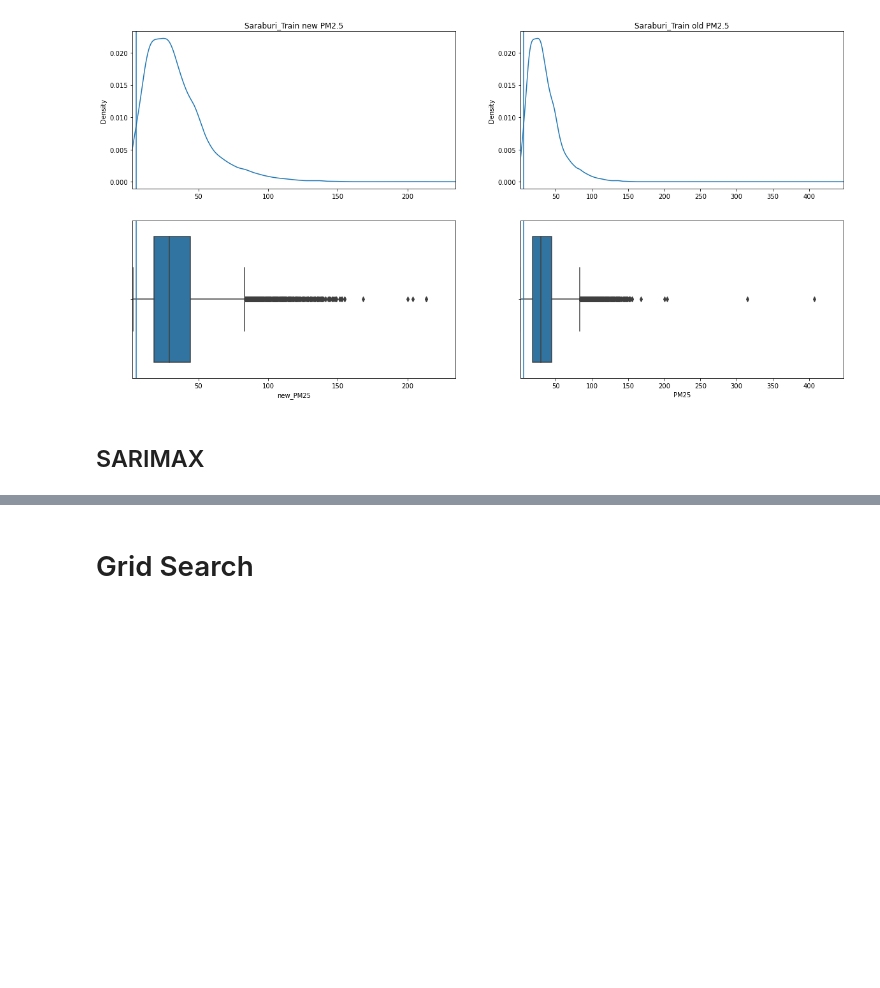
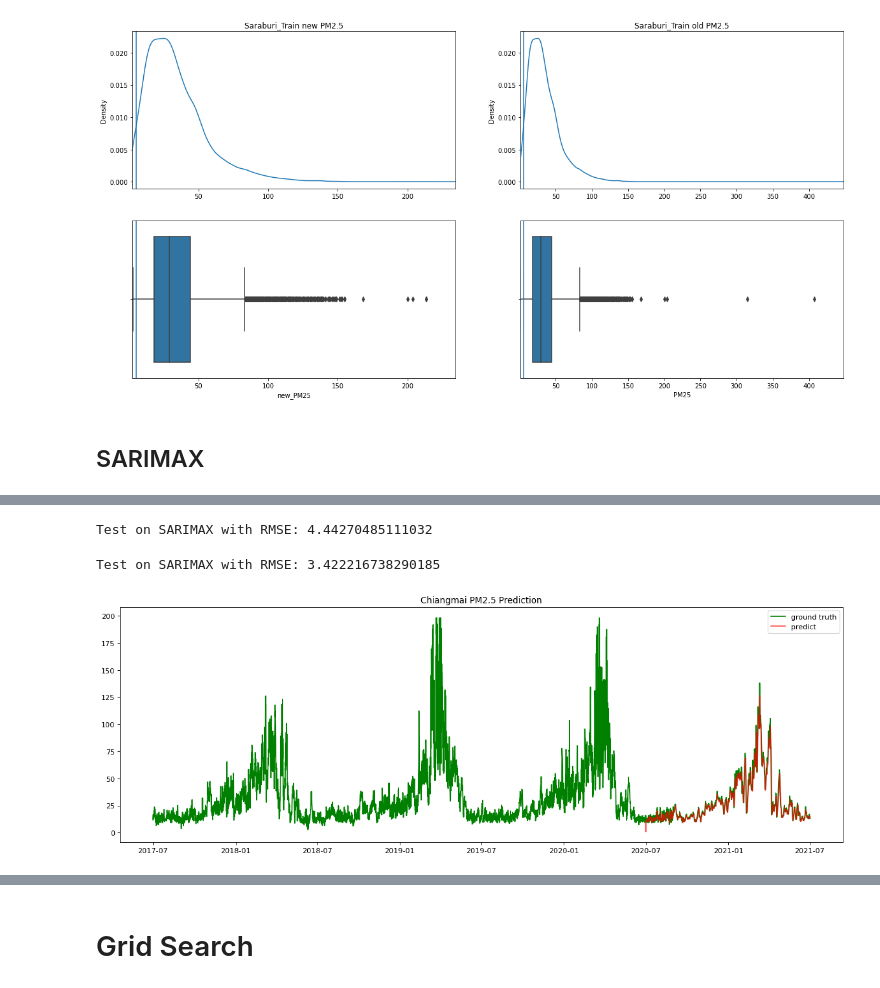
Before and after one commit to One-Night-Miracle/Data-Science-Project1-2021-2-PM2.5-Kaggle, a Jupyter notebook: project_nb_custom.ipynb, the cells around one changed output, grey strips where cells are left out. Saved outputs shown, nothing was run; the diff lists cells and outputs as text; code cells hidden in the pictures; blank space fills up the shorter version.

```diff
--- a/project_nb_custom.ipynb
+++ b/project_nb_custom.ipynb
@@ -576,13 +627,10 @@ best_seasonal_order = (1, 0, 1, 1461)
 
 exog_columns = ['Temp', 'WindSpeed', 'WindDir']
 # %%
-model_cnx = SARIMAX_Custom(cnx_train['PM25'],
+model_cnx = SARIMAX_Custom(cnx_train[['PM25']],
               best_order,
               best_seasonal_order)
 
-model_bkk = SARIMAX_Custom(bkk_train['PM25'],
+model_bkk = SARIMAX_Custom(bkk_train[['PM25']],
               best_order,
               best_seasonal_order)
-# %%
-cnx_ERR = model_cnx.fit()
-bkk_ERR = model_bkk.fit()
@@ -768,0 +637,14 @@ plt.show()
+# %%
+cnx_ERR = model_cnx.fit(lr=1e-5,lr_decay=0.999,verbose=0)
+bkk_ERR = model_bkk.fit(lr=1e-5,lr_decay=0.999,verbose=0)
+# %%
+cnx_y_pred, _ = model_cnx.predict(cnx_test[['PM25']])
+bkk_y_pred, _ = model_bkk.predict(bkk_test[['PM25']])
+# %%
+model_cnx.RMSE(cnx_y_pred['PM25'], cnx_test['PM25'])
+# %% [output]
+Test on SARIMAX with RMSE: 4.44270485111032
+# %%
+model_bkk.RMSE(bkk_y_pred['PM25'], bkk_test['PM25'])
+# %% [output]
+Test on SARIMAX with RMSE: 3.422216738290185
@@ -768,0 +654,4 @@ plt.show()
+# %%
+model_cnx.plot(cnx_data['PM25'], cnx_y_pred['PM25'], "Chiangmai PM2.5 Prediction")
+# %% [output]
+[figure, added]
```
Also changed, not shown: parts of 22 cells of this notebook.
